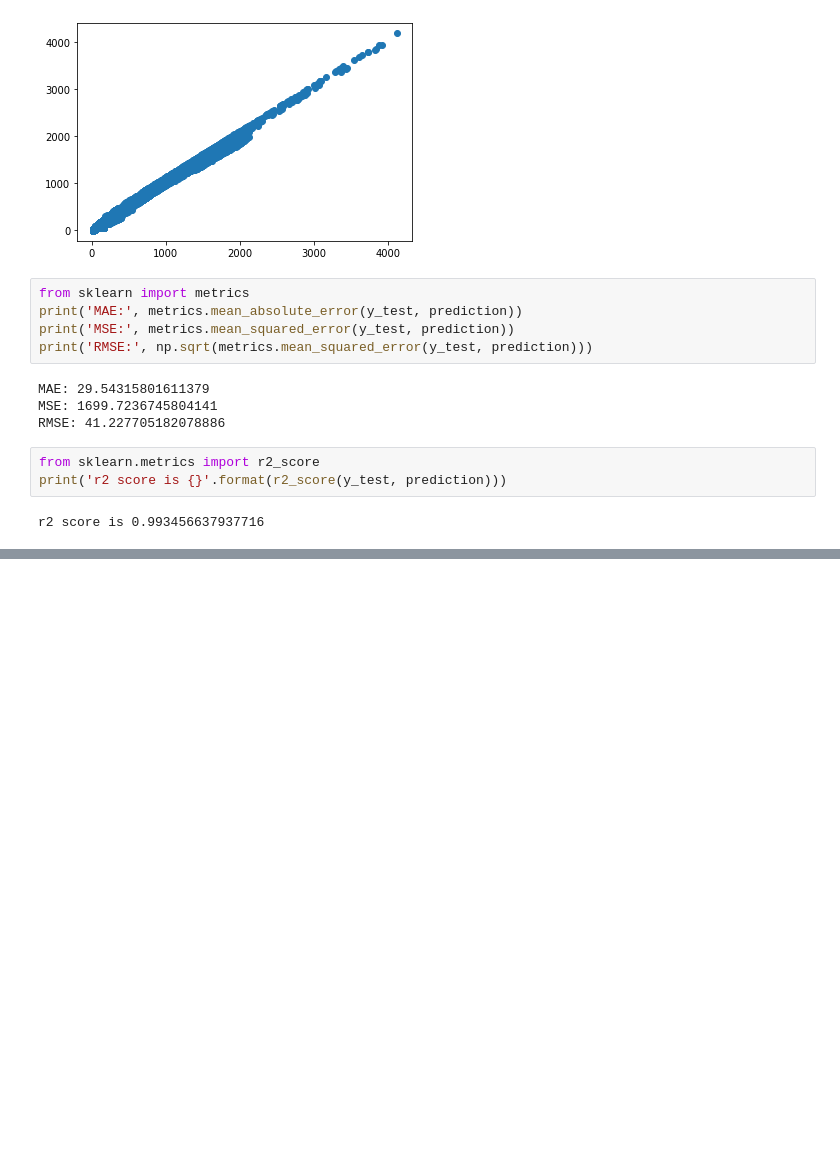
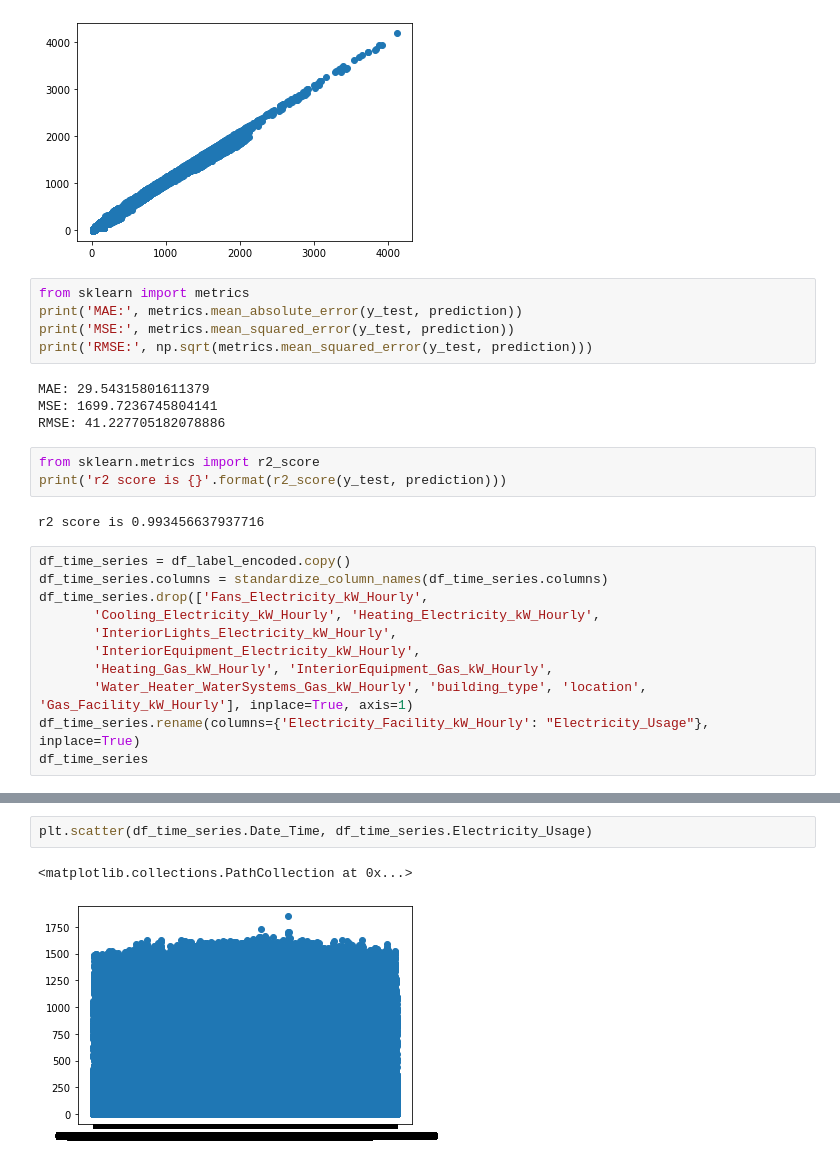
Before and after one commit to dgitts/electric-load-forecasting, a Jupyter notebook: notebooks/david.ipynb, the cells around one changed output, grey strips where cells are left out. Saved outputs shown, nothing was run; the diff lists cells and outputs as text; blank space fills up the shorter version.

```diff
--- a/notebooks/david.ipynb
+++ b/notebooks/david.ipynb
@@ -535,3 +574,14 @@ from sklearn.metrics import r2_score
 print('r2 score is {}'.format(r2_score(y_test, prediction)))
 # %% [output]
 r2 score is 0.993456637937716
+# %%
+df_time_series = df_label_encoded.copy()
+df_time_series.columns = standardize_column_names(df_time_series.columns)
+df_time_series.drop(['Fans_Electricity_kW_Hourly',
+       'Cooling_Electricity_kW_Hourly', 'Heating_Electricity_kW_Hourly',
+       'InteriorLights_Electricity_kW_Hourly',
+       'InteriorEquipment_Electricity_kW_Hourly',
+       'Heating_Gas_kW_Hourly', 'InteriorEquipment_Gas_kW_Hourly',
+       'Water_Heater_WaterSystems_Gas_kW_Hourly', 'building_type', 'location', 'Gas_Facility_kW_Hourly'], inplace=True, axis=1)
+df_time_series.rename(columns={'Electricity_Facility_kW_Hourly': "Electricity_Usage"}, inplace=True)
+df_time_series
@@ -537,0 +602,5 @@ r2 score is 0.993456637937716
+# %%
+plt.scatter(df_time_series.Date_Time, df_time_series.Electricity_Usage)
+# %% [output]
+<matplotlib.collections.PathCollection at 0x...>
+[figure, added]
```
Also changed, not shown: parts of 22 cells of this notebook.
